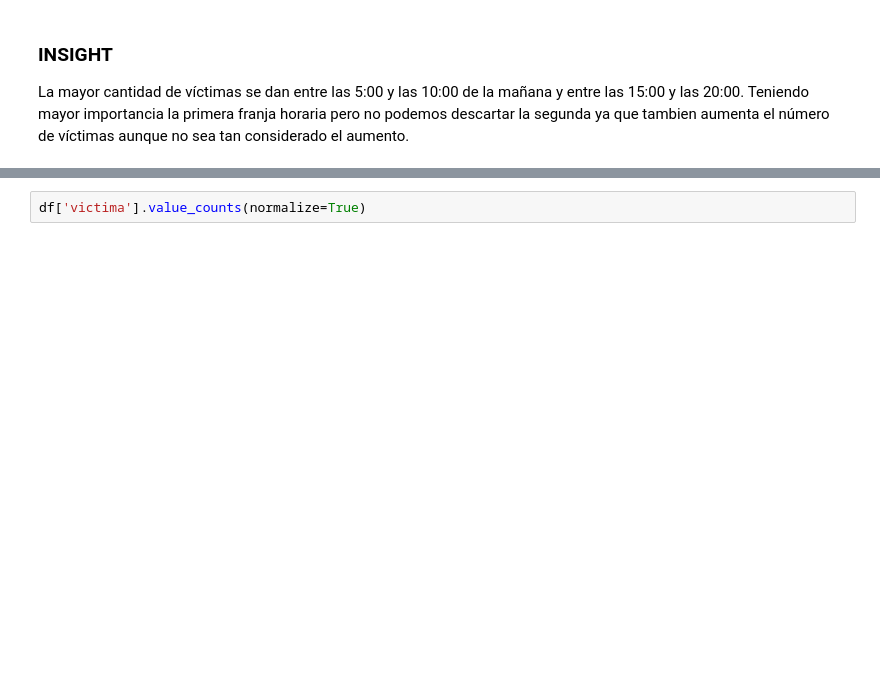
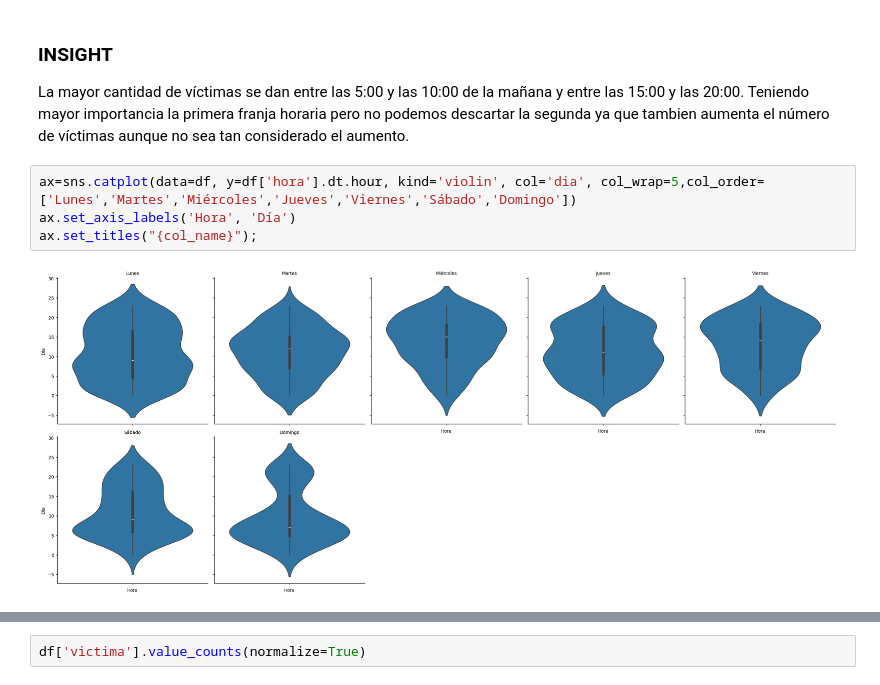
Before and after one commit to Juancito2085/PI_Data_Analyst, a Jupyter notebook: EDA.ipynb, the cells around one changed output, grey strips where cells are left out. Cells and saved outputs as stored; diff of their text form; blank space fills up the shorter version.

```diff
--- a/EDA.ipynb
+++ b/EDA.ipynb
@@ -651,3 +650,9 @@ ax.set_ylabel('Frecuencia');
 # %% [markdown]
 ### INSIGHT
 La mayor cantidad de víctimas se dan entre las 5:00 y las 10:00 de la mañana y entre las 15:00 y las 20:00. Teniendo mayor importancia la primera franja horaria pero no podemos descartar la segunda ya que tambien aumenta el número de víctimas aunque no sea tan considerado el aumento.
+# %%
+ax=sns.catplot(data=df, y=df['hora'].dt.hour, kind='violin', col='dia', col_wrap=5,col_order=['Lunes','Martes','Miércoles','Jueves','Viernes','Sábado','Domingo'])
+ax.set_axis_labels('Hora', 'Día')
+ax.set_titles("{col_name}");
+# %% [output]
+[figure, added]
```
Also changed, not shown: parts of 40 cells of this notebook, 1 other file.
